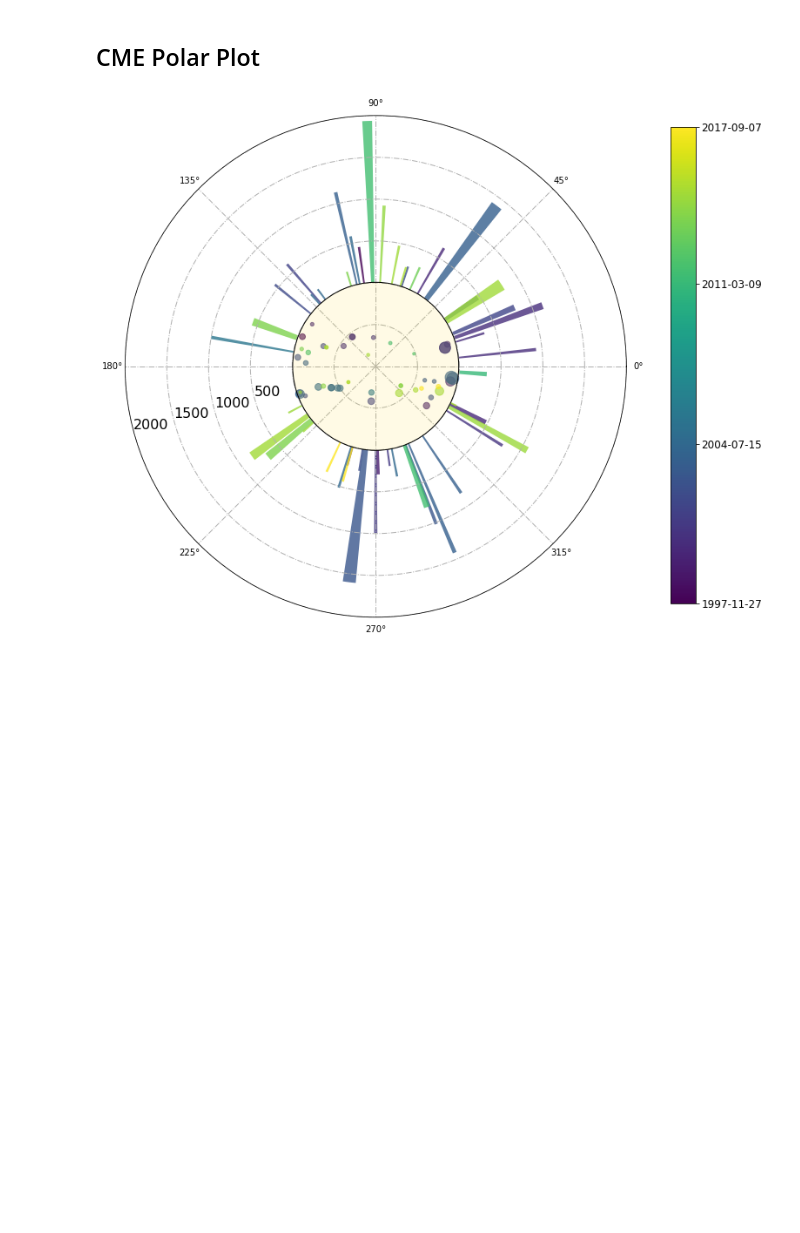
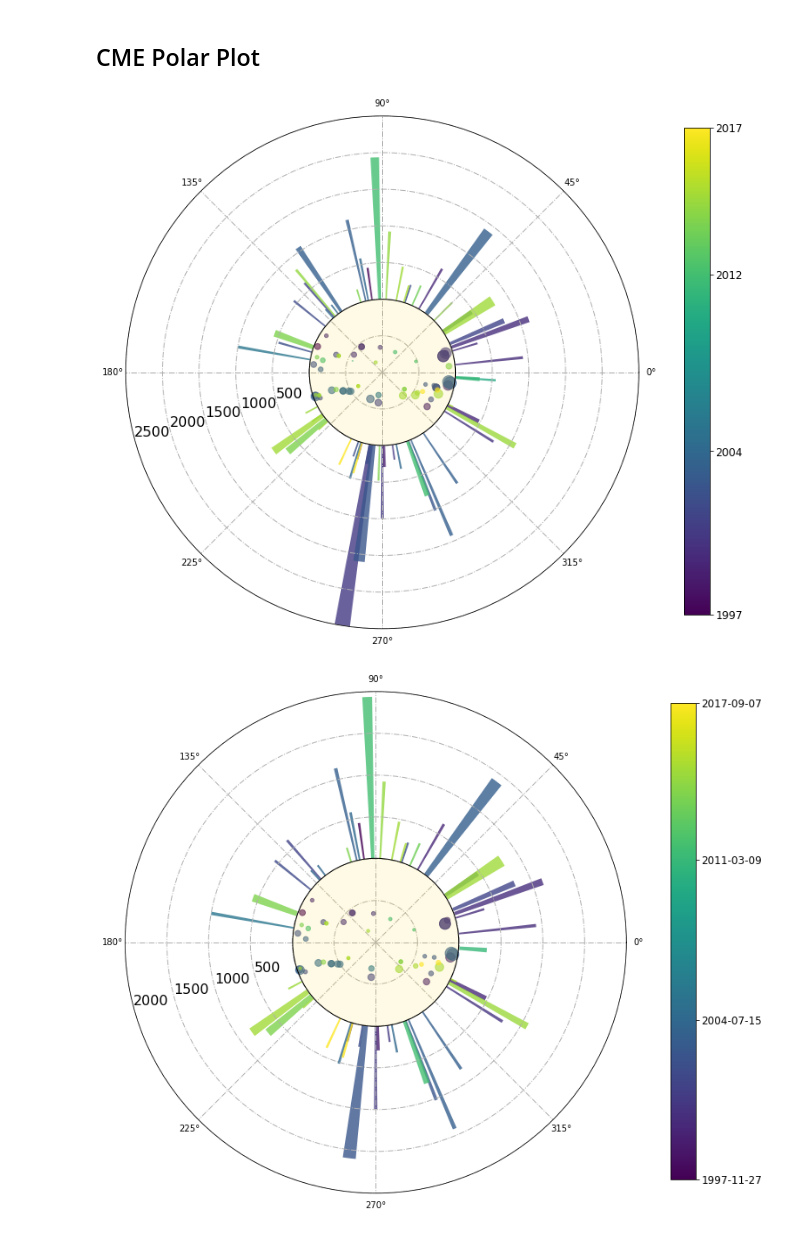
Before and after one commit to peterbreslin/ss_project, a Jupyter notebook: thesis_figures.ipynb, the cells around one changed output. Cells and saved outputs as stored; diff of their text form; code cells hidden in the pictures; blank space fills up the shorter version.

```diff
--- a/thesis_figures.ipynb
+++ b/thesis_figures.ipynb
@@ -1058,5 +1028,82 @@ plt.show()
 # %% [markdown]
 ## CME Polar Plot
+# %%
+# Props
+dfx = df[['cme_angle',
+          'cme_halo',
+          'cme_speed',
+          'smart_observation_time',
+          'smart_hcx_position',
+          'smart_hcy_position',
+          'smart_total_area',
+          'smart_total_flux',
+          'goes_flux']]
+
+dfx = dfx.dropna(how='any')
+dfx.goes_flux = np.log10(dfx.goes_flux)
+dfx.smart_total_flux = dfx.smart_total_flux.values.astype(float)
+dfx = dfx.reset_index(drop=True)
+
+# Look at big CMEs only
+x = dfx[ (dfx['goes_flux'] >= -4.0)]
+x = x.reset_index(drop=True)
+
+# M-class for stats
+m = dfx[ (dfx['goes_flux'] >= -5.0)  & (dfx['goes_flux'] < -4.0) ]
+m = m.reset_index(drop=True)
+
+# Halos
+x['cme_halo'] = x['cme_halo'].replace([1.0],1)
+x['cme_halo'] = x['cme_halo'].replace([2.0],2)
+x['cme_halo'] = x['cme_halo'].replace([3.0],3)
+x['cme_halo'] = x['cme_halo'].replace([4.0],4)
+
+# colours and sizes
+x_dates = x['smart_observation_time'].values.astype(float)
+size_a = 50*x.smart_total_area/x.smart_total_area.mean()
+size_f = 50*x.smart_total_flux/x.smart_total_flux.mean()
+
+#==================================================================================================================
+
+# Plotting
+cmap = plt.cm.viridis
+norm = matplotlib.colors.Normalize(min(x_dates), max(x_dates))
+
+# CMEs
+fig = plt.figure(figsize=(4, 4), facecolor='white')
+ax1 = plt.axes([0.025, 0.025, 2, 2], polar=True)
+ax1.bar(x=x.cme_angle/180*np.pi, height=x.cme_speed, width=1/50*x.cme_halo, bottom=1000, alpha=0.8, color=cmap(norm(x_dates)))
+ax1.set_ylim(0,3500)
+ax1.set_yticklabels(['', '', '500', '1000', '1500', '2000', '2500', '3000'], fontsize=16)
+ax1.grid(linewidth=1, linestyle='-.')
+ax1.set_rlabel_position(195)
+
+fc = colorConverter.to_rgba('gold', alpha=0.1)
+
+# ARs
+ax2 = plt.axes([0.728, 0.728, 0.594, 0.594])
+ax2.set_axis_off()
+circ = plt.Circle((0, 0), 960, transform=ax2.transData._b, ec='k', lw=1, fc=fc, fill=True)
+ax2.add_artist(circ)
+sct = ax2.scatter(x['smart_hcx_position'], x['smart_hcy_position'], s=size_f, c=x_dates, alpha=0.6)
+ax2.set_xlim(-1000, 1000)
+ax2.set_ylim(-1000, 1000)
+
+# colourbar
+ax3 = plt.axes([2.2, 0.08, 0.1, 1.9])
+cb = fig.colorbar(mpl.cm.ScalarMappable(norm=norm, cmap=cmap), cax=ax3, orientation='vertical',
+                  ticks=[min(x_dates), x_dates[32], x_dates[37], max(x_dates)])
+cb.ax.set_yticklabels(['1997', '2004', '2012', '2017'], fontsize=12)
+
+# Previous config
+#ax2 = plt.axes([0.680, 0.676, 0.69, 0.698])
+#ticks=[min(x_dates), x_dates[23], x_dates[29], max(x_dates)])
+#cb.ax.set_yticklabels(['1997-11-27', '2004-07-15', '2011-03-09', '2017-09-07'], fontsize=12)
+
+#plt.savefig('cme_polar_plot_v5.png', dpi=300, bbox_inches="tight", pad_inches=0.1)
+plt.show()
+# %% [output]
+[figure, added]
 # %%
 # Props
 dfx = df[['cme_angle',
```
Also changed, not shown: parts of 10 cells of this notebook.
